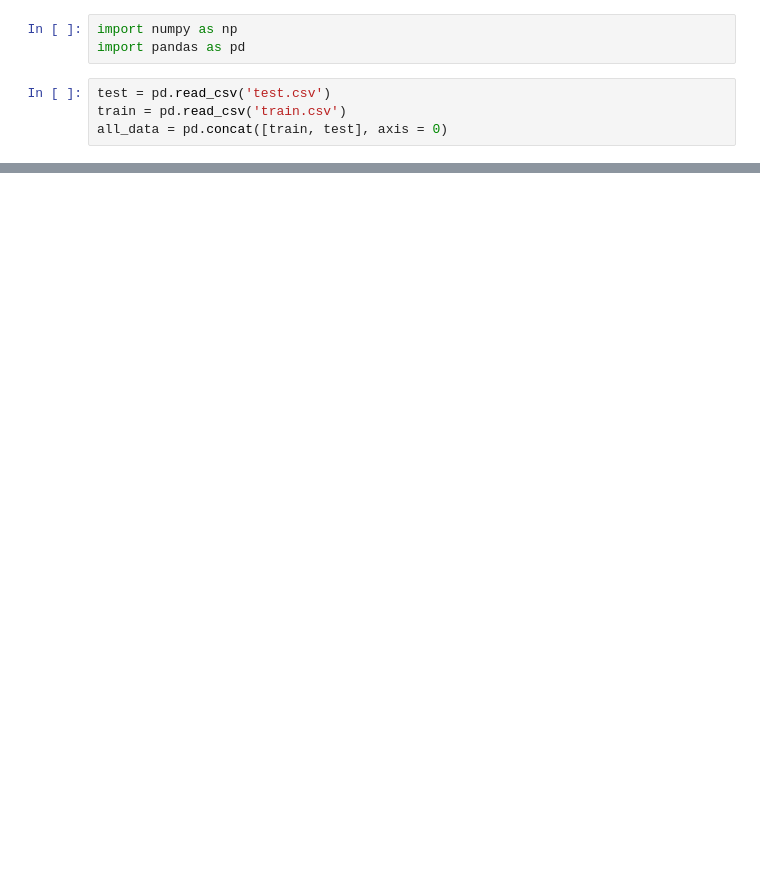
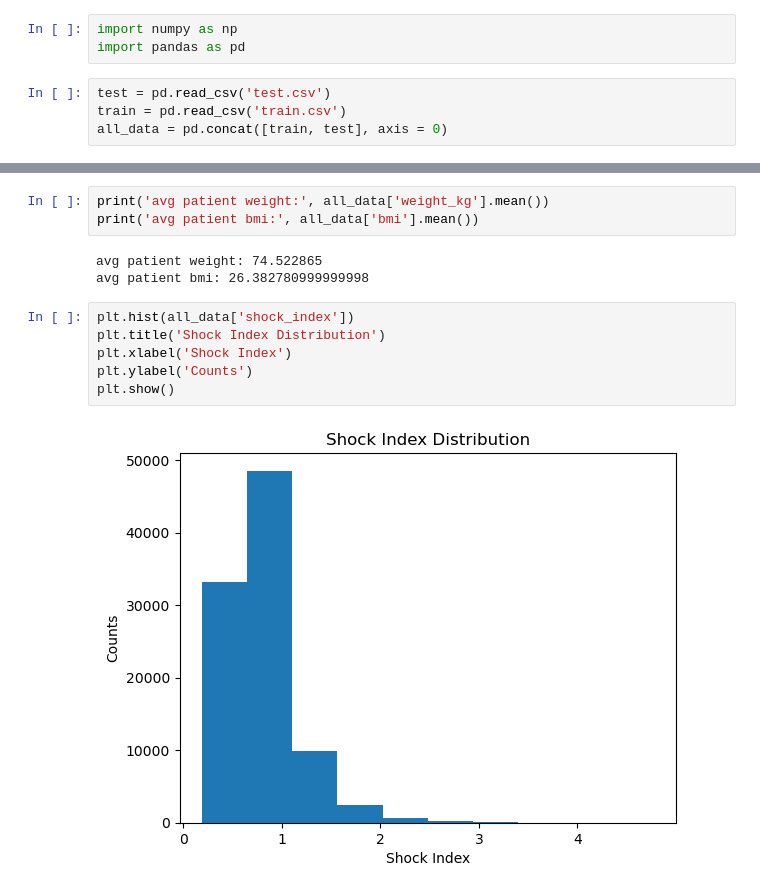
Before and after one commit to emilyrgarman/ml3finalproject_triage, a Jupyter notebook: eda.ipynb, the cells around one changed output, grey strips where cells are left out. Cells and saved outputs as stored; diff of their text form; blank space fills up the shorter version.

```diff
--- a/eda.ipynb
+++ b/eda.ipynb
@@ -29,0 +68,14 @@ print('num of encounters:', len(all_data['patient_id']))
+# %%
+print('avg patient weight:', all_data['weight_kg'].mean())
+print('avg patient bmi:', all_data['bmi'].mean())
+# %% [output]
+avg patient weight: 74.522865
+avg patient bmi: 26.382780999999998
+# %%
+plt.hist(all_data['shock_index'])
+plt.title('Shock Index Distribution')
+plt.xlabel('Shock Index')
+plt.ylabel('Counts')
+plt.show()
+# %% [output]
+[figure, added]
```
Also changed, not shown: parts of 9 cells of this notebook.
